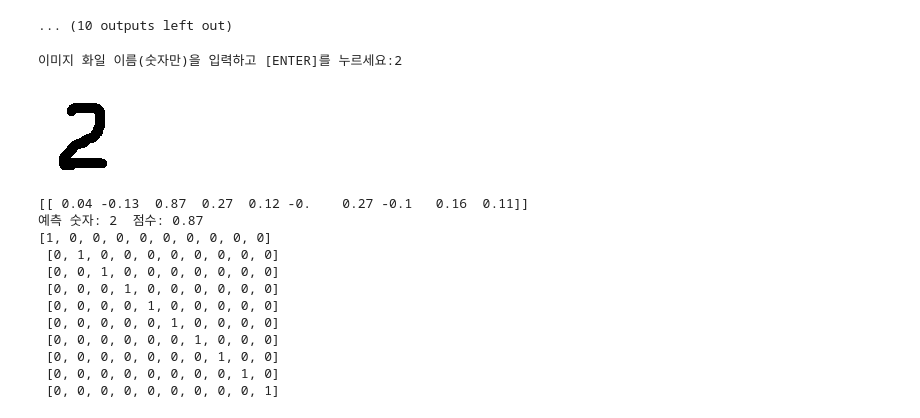
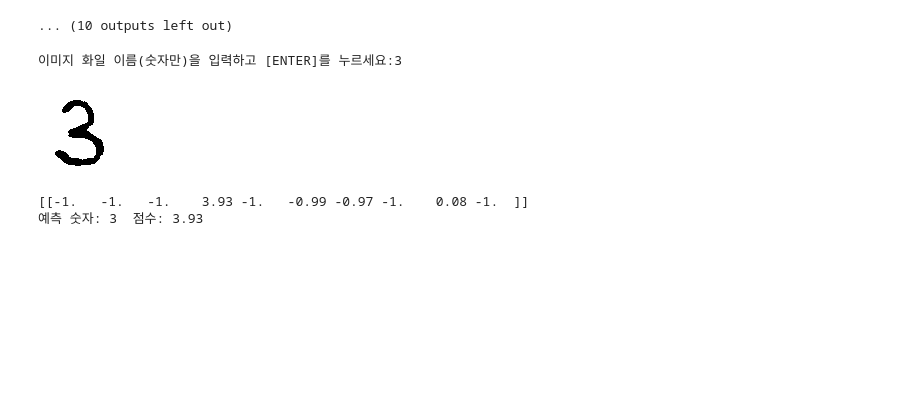
Before and after one commit to ArduinoPLUS/aicar, a Jupyter notebook: mnistPyN.ipynb, the cells around one changed output. Saved outputs shown, nothing was run; the diff lists cells and outputs as text; code cells hidden in the pictures; blank space fills up the shorter version.

```diff
--- a/mnistPyN.ipynb
+++ b/mnistPyN.ipynb
@@ -341,33 +346,22 @@ N_251124_18.png
 # %%
 fileName = input('이미지 화일 이름(숫자만)을 입력하고 [ENTER]를 누르세요:')
 img = cv2.imread(fileName+'.png')                        # 테스트 이미지 읽기
 gray_image = cv2.cvtColor(img, cv2.COLOR_BGR2GRAY)       # 그레이 레벨로 변환
 cv2_imshow(gray_image)                                   # 테스트 이미지 디스프레이
 resized_image = cv2.resize(gray_image, (20, 20))         # 크기 조정(20 x 20)
 normalized_img = resized_image / 255.0                   # 정규화
 fimage = normalized_img.flatten().reshape(1, -1)         # (1, 400) 배치 형태
-P1 = layer1.forward(fimage); P1 = ActFunc1.forward(P1)   # 순전파 (최적 W, B 사용)
-P2 = layer2.forward(P1); P2 = ActFunc2.forward(P2)
-P3 = layer3.forward(P2); P3 = ActFunc3.forward(P3)
-P4 = layer4.forward(P3)
+P1 = Layer1.forward(fimage); P1 = ActFunc1.forward(P1)   # 순전파 (최적 W, B 사용)
+P2 = Layer2.forward(P1); P2 = ActFunc2.forward(P2)
+P3 = Layer3.forward(P2); P3 = ActFunc3.forward(P3)
+P4 = Layer4.forward(P3)
 predictions = ActFunc1.forward(P4)
 rounded_predictions = np.round(predictions, 2)       # Round to 2 decimal places
 print(rounded_predictions)
 max_positions = np.argmax(predictions, axis=1)       # Find positions of maximum values along each row
 print("예측 숫자:", max_positions[0], " 점수:",rounded_predictions[0, max_positions[0]])
-print(npos[0],'\n',npos[1],'\n',npos[2],'\n',npos[3],'\n',npos[4],'\n',npos[5],'\n',npos[6],'\n',npos[7],'\n',npos[8],'\n',npos[9],'\n',)
 # %% [output]
-이미지 화일 이름(숫자만)을 입력하고 [ENTER]를 누르세요:2
+이미지 화일 이름(숫자만)을 입력하고 [ENTER]를 누르세요:3
-[figure, old version]
+[figure, new version]
-[[ 0.04 -0.13  0.87  0.27  0.12 -0.    0.27 -0.1   0.16  0.11]]
-예측 숫자: 2  점수: 0.87
-[1, 0, 0, 0, 0, 0, 0, 0, 0, 0]
- [0, 1, 0, 0, 0, 0, 0, 0, 0, 0]
- [0, 0, 1, 0, 0, 0, 0, 0, 0, 0]
- [0, 0, 0, 1, 0, 0, 0, 0, 0, 0]
- [0, 0, 0, 0, 1, 0, 0, 0, 0, 0]
- [0, 0, 0, 0, 0, 1, 0, 0, 0, 0]
- [0, 0, 0, 0, 0, 0, 1, 0, 0, 0]
- [0, 0, 0, 0, 0, 0, 0, 1, 0, 0]
- [0, 0, 0, 0, 0, 0, 0, 0, 1, 0]
- [0, 0, 0, 0, 0, 0, 0, 0, 0, 1]
+[[-1.   -1.   -1.    3.93 -1.   -0.99 -0.97 -1.    0.08 -1.  ]]
+예측 숫자: 3  점수: 3.93
```
Also changed, not shown: parts of 1 cell of this notebook.
